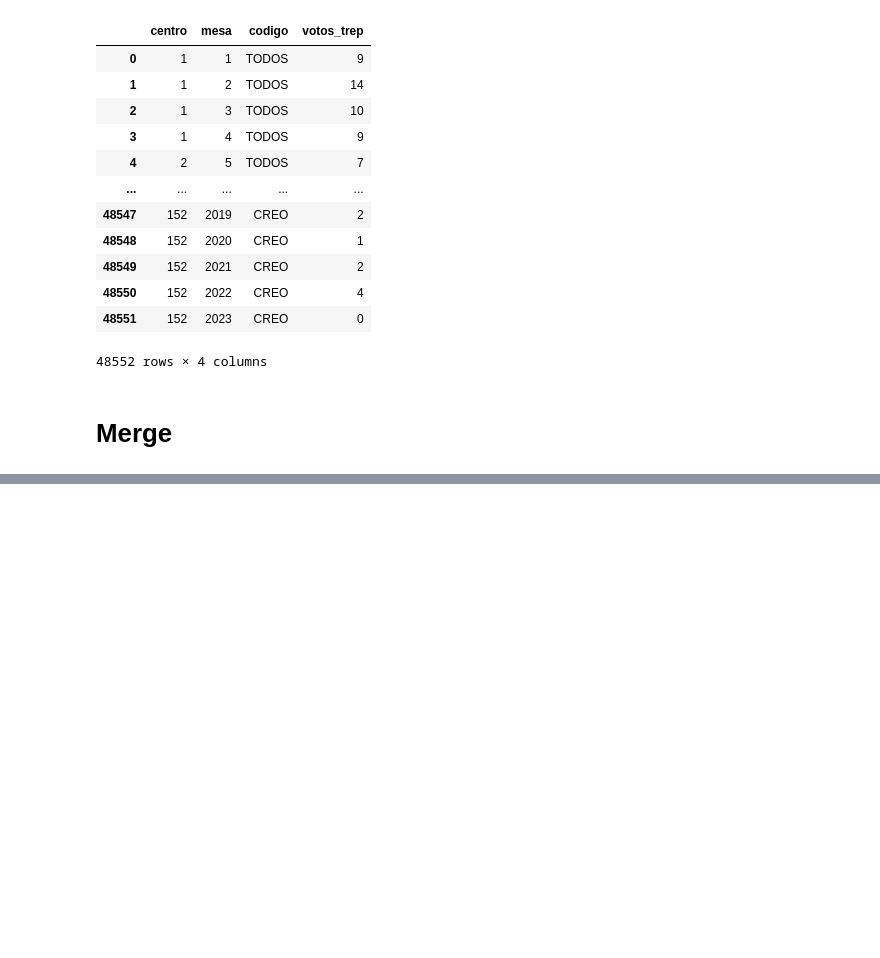
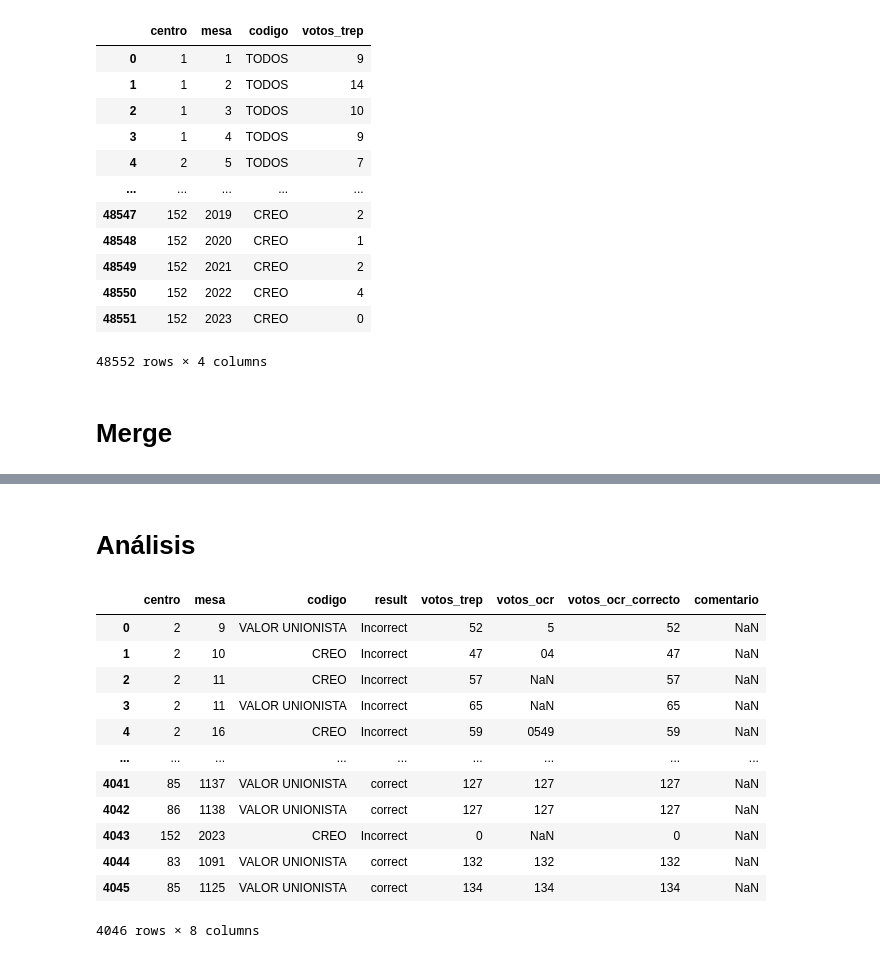
Before and after one commit to RudiksChess/recopilacion_y_analisis_elecciones_de_guatemala_2023, a Jupyter notebook: code/analisis_datos_municipalidad_de_guatemala.ipynb, the cells around one changed output, grey strips where cells are left out. Cells and saved outputs as stored; diff of their text form; code cells hidden in the pictures; blank space fills up the shorter version.

```diff
--- a/code/analisis_datos_municipalidad_de_guatemala.ipynb
+++ b/code/analisis_datos_municipalidad_de_guatemala.ipynb
@@ -170,3 +205,22 @@ Incorrect     494
 Name: result, dtype: int64
 # %%
 df_completo_con_ocr_y_trep.to_excel('/Users/rudikrompich/Git/recopilacion_y_analisis_elecciones_de_guatemala_2023/data_analisis/errores_corporacion_municipal_distrito_central.xlsx',index=False)
+# %% [markdown]
+# Análisis
+# %%
+df_analisis_con_correcciones = pd.read_excel("/Users/rudikrompich/Git/recopilacion_y_analisis_elecciones_de_guatemala_2023/data_analisis/arreglo_manual.xlsx")
+df_analisis_con_correcciones
+# %% [output]
+|  | centro | mesa | codigo | result | votos_trep | votos_ocr | votos_ocr_correcto | comentario |
+| 0 | 2 | 9 | VALOR UNIONISTA | Incorrect | 52 | 5 | 52 | NaN |
+| 1 | 2 | 10 | CREO | Incorrect | 47 | 04 | 47 | NaN |
+| 2 | 2 | 11 | CREO | Incorrect | 57 | NaN | 57 | NaN |
+| 3 | 2 | 11 | VALOR UNIONISTA | Incorrect | 65 | NaN | 65 | NaN |
+| 4 | 2 | 16 | CREO | Incorrect | 59 | 0549 | 59 | NaN |
+| ... | ... | ... | ... | ... | ... | ... | ... | ... |
+| 4041 | 85 | 1137 | VALOR UNIONISTA | correct | 127 | 127 | 127 | NaN |
+| 4042 | 86 | 1138 | VALOR UNIONISTA | correct | 127 | 127 | 127 | NaN |
+| 4043 | 152 | 2023 | CREO | Incorrect | 0 | NaN | 0 | NaN |
+| 4044 | 83 | 1091 | VALOR UNIONISTA | correct | 132 | 132 | 132 | NaN |
+| 4045 | 85 | 1125 | VALOR UNIONISTA | correct | 134 | 134 | 134 | NaN |
+4046 rows × 8 columns
```
Also changed, not shown: parts of 11 cells of this notebook, 28 other files.
